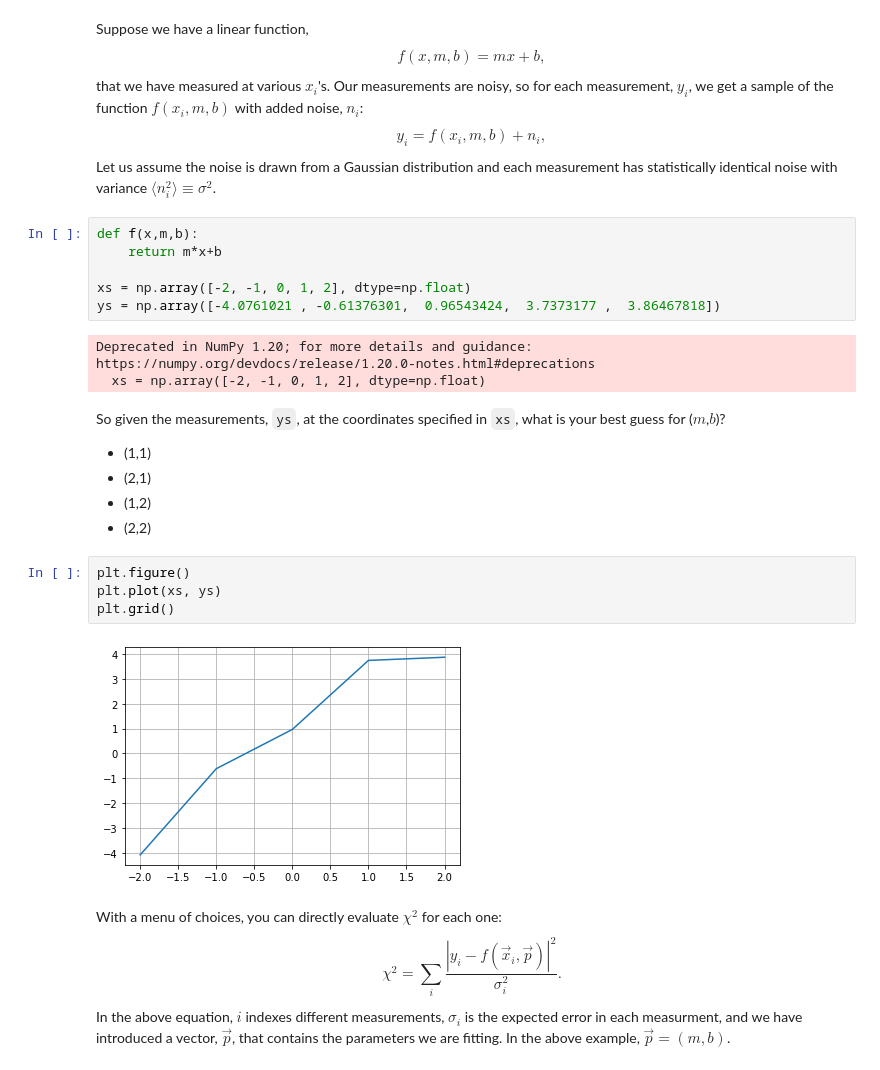
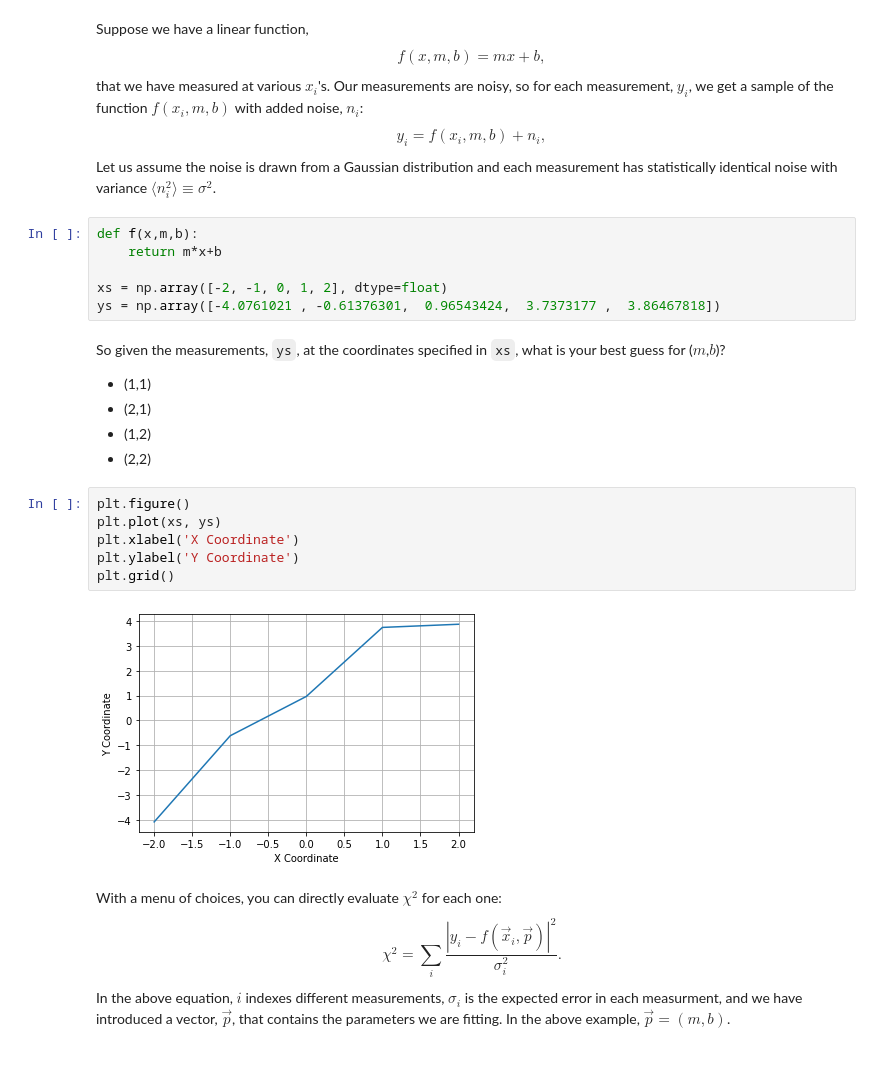
Before and after one commit to AaronParsons/ugradio, a Jupyter notebook: jupyter_tutorials/lab2/chisq_intro.ipynb, the cells around one changed output. Saved outputs shown, nothing was run; the diff lists cells and outputs as text.

```diff
--- a/jupyter_tutorials/lab2/chisq_intro.ipynb
+++ b/jupyter_tutorials/lab2/chisq_intro.ipynb
@@ -100,11 +99,8 @@ Let us assume the noise is drawn from a Gaussian distribution and each measureme
 def f(x,m,b):
     return m*x+b
 
-xs = np.array([-2, -1, 0, 1, 2], dtype=np.float)
+xs = np.array([-2, -1, 0, 1, 2], dtype=float)
 ys = np.array([-4.0761021 , -0.61376301,  0.96543424,  3.7373177 ,  3.86467818])
-# %% [output]
-Deprecated in NumPy 1.20; for more details and guidance: https://numpy.org/devdocs/release/1.20.0-notes.html#deprecations
-  xs = np.array([-2, -1, 0, 1, 2], dtype=np.float)
 # %% [markdown]
 So given the measurements, `ys`, at the coordinates specified in `xs`, what is your best guess for ($m$,$b$)?
 - (1,1)
@@ -114,9 +110,11 @@ So given the measurements, `ys`, at the coordinates specified in `xs`, what is y
 # %%
 plt.figure()
 plt.plot(xs, ys)
+plt.xlabel('X Coordinate')
+plt.ylabel('Y Coordinate')
 plt.grid()
 # %% [output]
-[figure, old version]
+[figure, new version]
 # %% [markdown]
 With a menu of choices, you can directly evaluate $\chi^2$ for each one:
 \begin{equation}
```
Also changed, not shown: parts of 16 cells of this notebook.
